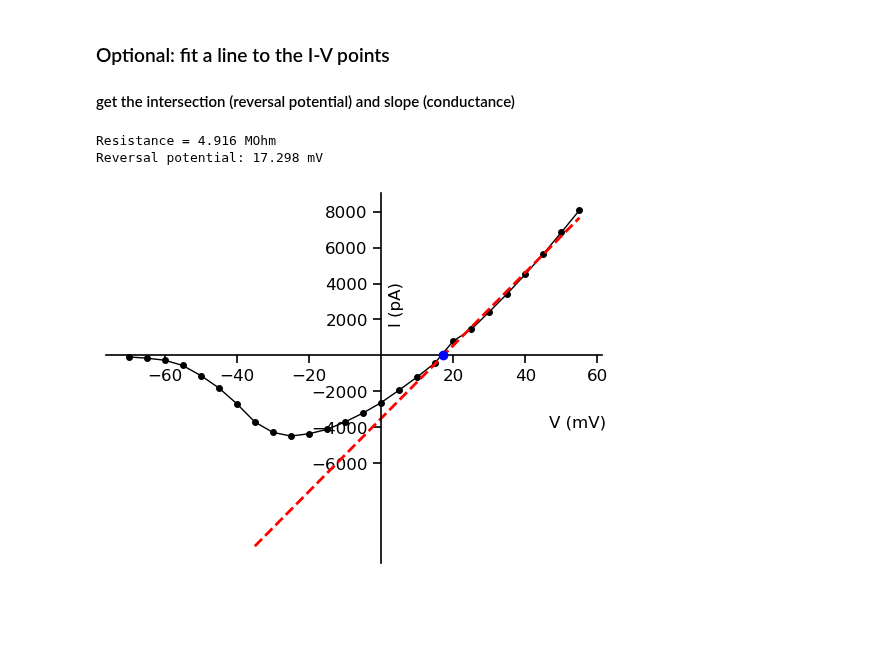
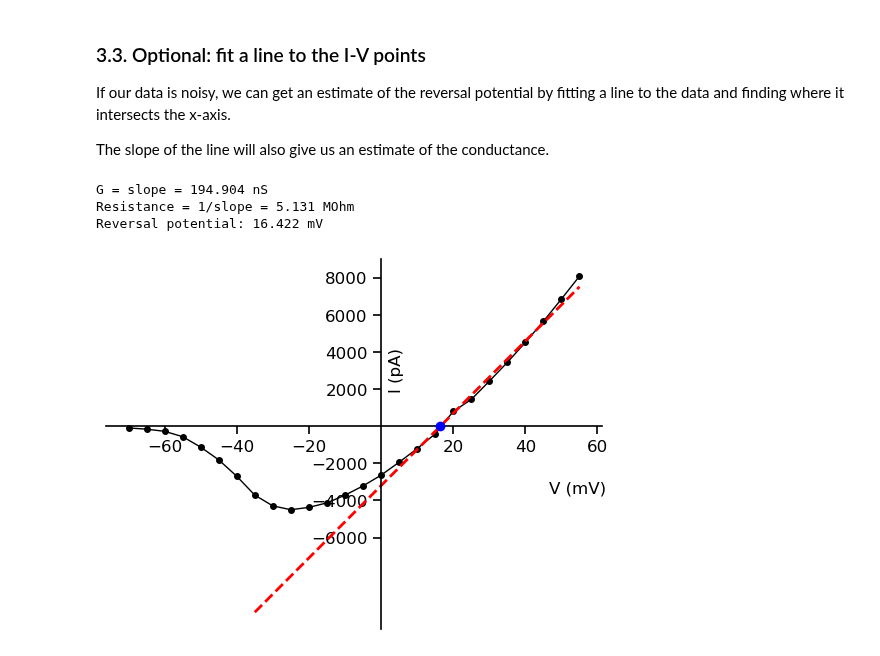
Before and after one commit to argalloni/CSHL_IonChannels2025, a Jupyter notebook: CSHL 1 - Na IVcurve.ipynb, the cells around one changed output. Cells and saved outputs as stored; diff of their text form; code cells hidden in the pictures; blank space fills up the shorter version.

```diff
--- a/CSHL 1 - Na IVcurve.ipynb
+++ b/CSHL 1 - Na IVcurve.ipynb
@@ -122,8 +102,11 @@ plot_traces(time_in_window, current_traces, voltage_traces, marker_1, marker_2)
 # %%
-start_time = marker_1 # milliseconds
-end_time = marker_2 # milliseconds
 measurement_type = 'peak' # Options: 'mean', 'max', 'min', 'peak'
 
-voltage_steps, current_steps = get_step_measurements(sweeps, sweeps_time, start_time, end_time, sampling_freq, measurement_type)
+voltage_steps, current_steps = get_step_measurements(sweeps, sweeps_time,
+                                                     start_time=marker_1,
+                                                     end_time=marker_2,
+                                                     sampling_freq=sampling_freq,
+                                                     measurement_type=measurement_type)
 
-plot_IV(voltage_steps, current_steps, xlabel_coords=(0.95,0.25), ylabel_coords=(0.4,0.6))
+ax = plot_IV(voltage_steps, current_steps, xlabel_coords=(0.95,0.25), ylabel_coords=(0.4,0.6))
+plt.show()
@@ -133,25 +113,33 @@ plot_IV(voltage_steps, current_steps, xlabel_coords=(0.95,0.25), ylabel_coords=(
 # %% [markdown]
-### Optional: fit a line to the I-V points
-#### get the intersection (reversal potential) and slope (conductance)
+### 3.3. Optional: fit a line to the I-V points
+
+If our data is noisy, we can get an estimate of the reversal potential by fitting a line to the data and finding where it intersects the x-axis.
+
+The slope of the line will also give us an estimate of the conductance.
 # %%
-points_start = 17
-points_end = -1
+# Here it is important to select a range of points in the "linear" part of the IV curve, where the Na channels are open.
+points_start = 15
+points_end = -1  # (-1 here means the last point in the array)
 
+
+# Fit a line to the points
 ax = plot_IV(voltage_steps, current_steps, xlabel_coords=(0.95,0.4), ylabel_coords=(0.6,0.7))
-
 from scipy.stats import linregress
 voltage_steps_to_fit = voltage_steps[points_start:points_end]
 current_steps_to_fit = current_steps[points_start:points_end]
 slope, intercept, r_value, p_value, std_err = linregress(voltage_steps_to_fit, current_steps_to_fit)
 ax.plot(voltage_steps[7:], slope * voltage_steps[7:] + intercept, linestyle='--', color='r', label='Fit', linewidth=2)
-print(f"Resistance = {1/slope * 1000:.3f} MOhm")
+
+print(f"G = slope = {slope:.3f} nS")
+print(f"Resistance = 1/slope = {1/slope * 1000:.3f} MOhm")
 
 # Find the intercept on the x-axis (where current is zero)
 V_rev = -intercept / slope
 ax.scatter(V_rev, 0, color='b', zorder=5)
 print(f"Reversal potential: {V_rev:.3f} mV")
 # %% [output]
-Resistance = 4.916 MOhm
-Reversal potential: 17.298 mV
+G = slope = 194.904 nS
+Resistance = 1/slope = 5.131 MOhm
+Reversal potential: 16.422 mV
-[figure, old version]
+[figure, new version]
 # %% [markdown]
```
Also changed, not shown: parts of 19 cells of this notebook, 22 other files.
